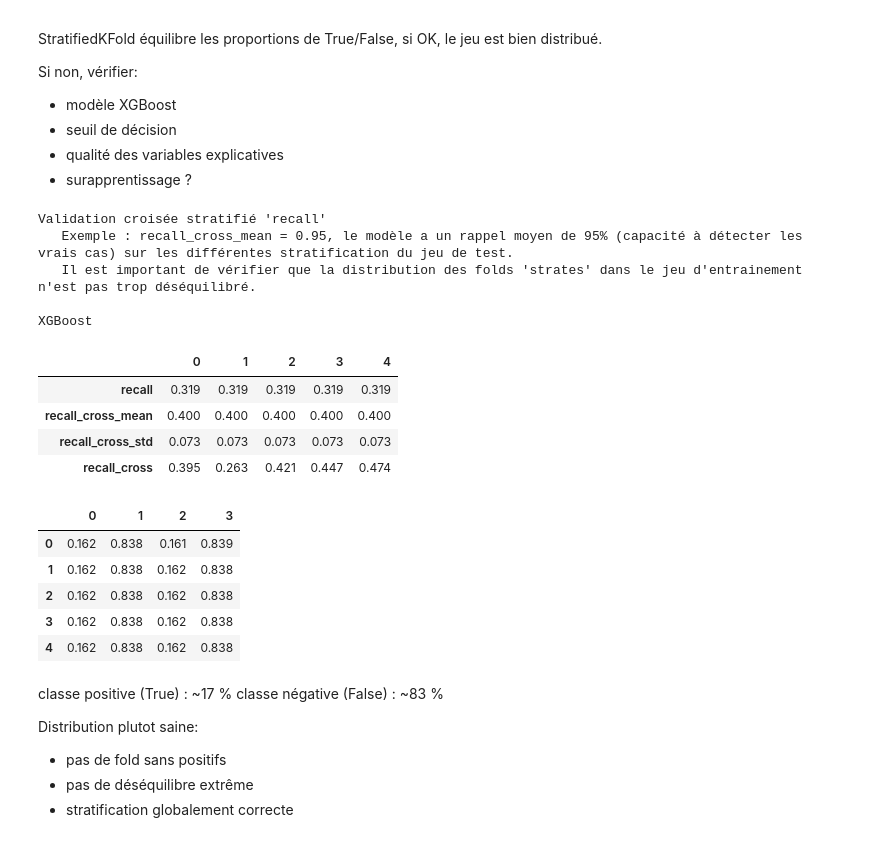
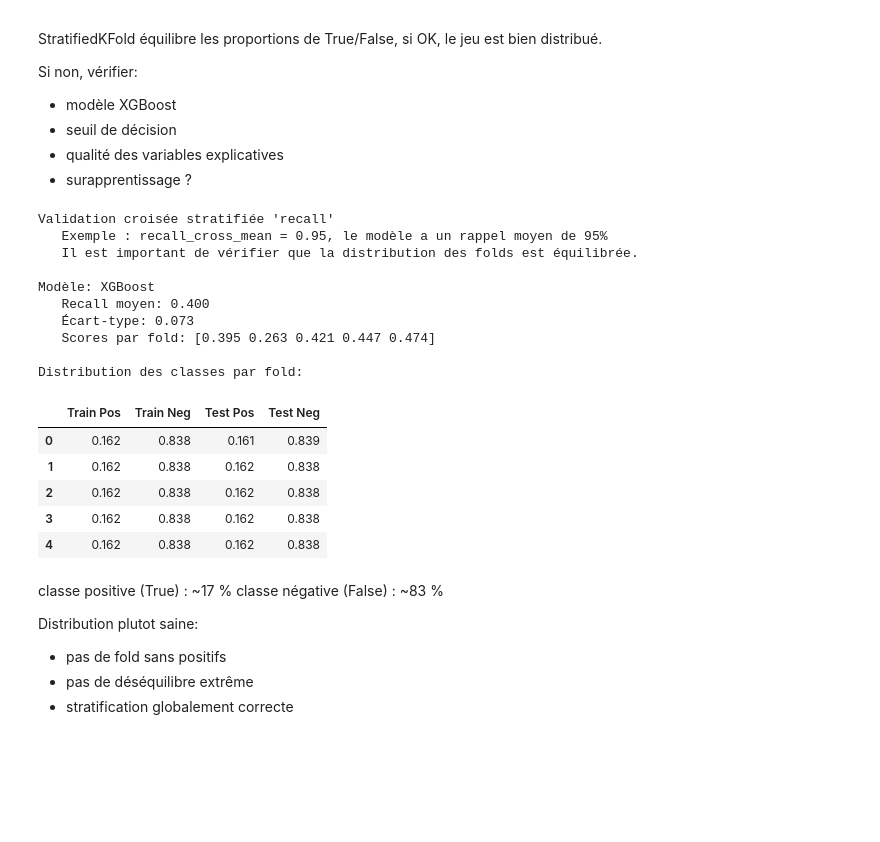
Before and after one commit to Ace4teaM/OCR-NovaTech, a Jupyter notebook: 3.modelisations.ipynb, the cells around one changed output. Cells and saved outputs as stored; diff of their text form; code cells hidden in the pictures; blank space fills up the shorter version.

Commit message:
corrections du code

```diff
--- a/3.modelisations.ipynb
+++ b/3.modelisations.ipynb
@@ -184,14 +250,13 @@ class BaseTrain:
 
     model_name = None
     model = None
-    results:dict = None
-    parent = None
     params = {}
     threshold = 0.5
     desc = ""
 
     def __init__(self):
-        self.results_list = []
+        self.results:dict = None
+        self.parent = None
 
     def before(self):
         """
@@ -447,16 +512,13 @@ class PassTrains:
     Orchestre plusieurs entraînements de modèles.
     """
 
-    pass_list: pd.DataFrame = None
-    trains: list[BaseTrain] = []
-    pass_names: list[str] = []
     pass_num:int = 0
-    df:pd.DataFrame = None
 
     def __init__(self, df, desc=""):
         self.name = self.__class__.__name__
         self.desc = desc
         self.trains = []
+        self.pass_list: pd.DataFrame = None
         self.df = df.copy()
 
     def init(self):
@@ -792,29 +747,39 @@ def cross_validate(model, X_train, y_train):
 # %%
+# Récupérer le modèle XGBoost
 train = next((x for x in passInst.trains if isinstance(x, XGBoostTrain)), None)
 
-if train.threshold != 0.5:
-    raise RuntimeError("Pour comparer le recall de cross_validate avec le model, ce dernier doit utiliser un seuil de 0.5")
+if train is None:
+    print("Aucun modèle XGBoost trouvé")
+else:
+    if train.threshold != 0.5:
+        raise RuntimeError("Pour comparer le recall de cross_validate avec le model, ce dernier doit utiliser un seuil de 0.5")
 
-results = cross_validate(train.model, passInst.X_train, passInst.y_train) # seuil implicite = 0.5
+    results = cross_validate(train.model, passInst.X_train, passInst.y_train)
 
-print_split_distribution(results | train.results)
+    # 🔧 Correction: fusionner les dictionnaires
+    if train.results is not None:
+        combined = {**results, **train.results}
+    else:
+        combined = results
+
+    print_split_distribution(combined)
 # %% [output]
-Validation croisée stratifié 'recall'
-   Exemple : recall_cross_mean = 0.95, le modèle a un rappel moyen de 95% (capacité à détecter les vrais cas) sur les différentes stratification du jeu de test.
-   Il est important de vérifier que la distribution des folds 'strates' dans le jeu d'entrainement n'est pas trop déséquilibré.
+Validation croisée stratifiée 'recall'
+   Exemple : recall_cross_mean = 0.95, le modèle a un rappel moyen de 95%
+   Il est important de vérifier que la distribution des folds est équilibrée.
 
-XGBoost
+Modèle: XGBoost
+   Recall moyen: 0.400
+   Écart-type: 0.073
+   Scores par fold: [0.395 0.263 0.421 0.447 0.474]
+
+Distribution des classes par fold:
-|  | 0 | 1 | 2 | 3 | 4 |
-| recall | 0.319 | 0.319 | 0.319 | 0.319 | 0.319 |
-| recall_cross_mean | 0.400 | 0.400 | 0.400 | 0.400 | 0.400 |
-| recall_cross_std | 0.073 | 0.073 | 0.073 | 0.073 | 0.073 |
-| recall_cross | 0.395 | 0.263 | 0.421 | 0.447 | 0.474 |
+|  | Train Pos | Train Neg | Test Pos | Test Neg |
+| 0 | 0.162 | 0.838 | 0.161 | 0.839 |
+| 1 | 0.162 | 0.838 | 0.162 | 0.838 |
+| 2 | 0.162 | 0.838 | 0.162 | 0.838 |
+| 3 | 0.162 | 0.838 | 0.162 | 0.838 |
+| 4 | 0.162 | 0.838 | 0.162 | 0.838 |
-|  | 0 | 1 | 2 | 3 |
-| 0 | 0.162 | 0.838 | 0.161 | 0.839 |
-| 1 | 0.162 | 0.838 | 0.162 | 0.838 |
-| 2 | 0.162 | 0.838 | 0.162 | 0.838 |
-| 3 | 0.162 | 0.838 | 0.162 | 0.838 |
-| 4 | 0.162 | 0.838 | 0.162 | 0.838 |
 # %% [markdown]
 classe positive (True) : ~17 %
 classe négative (False) : ~83 %
```
Also changed, not shown: parts of 13 cells of this notebook.
